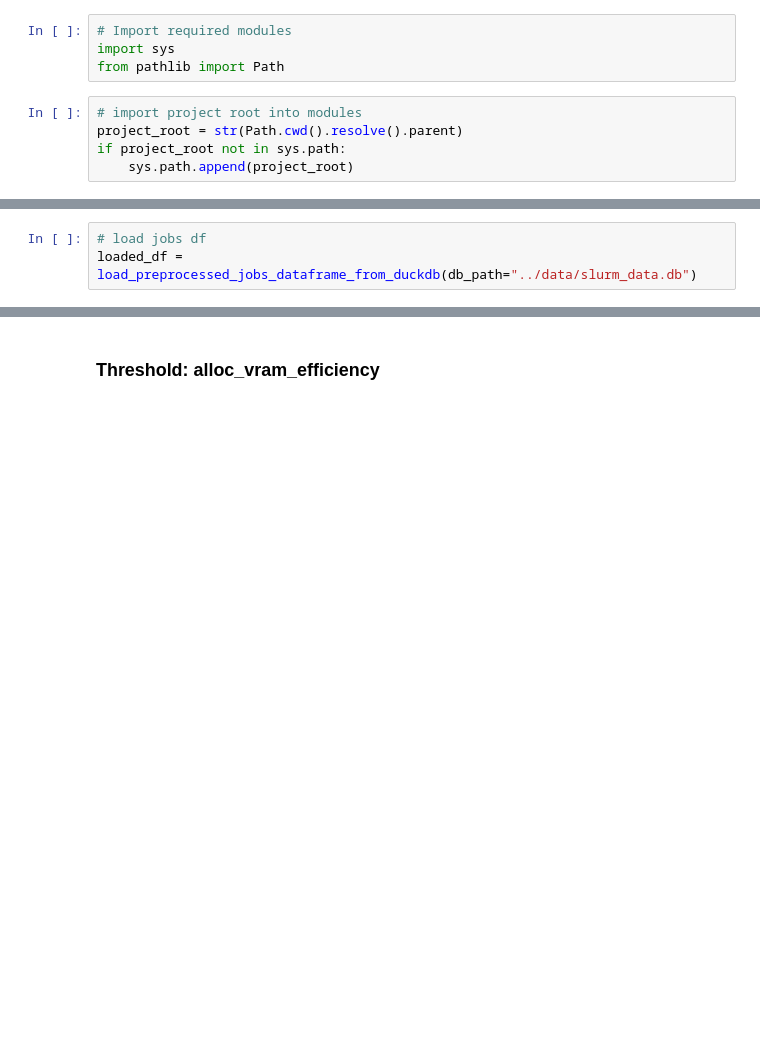
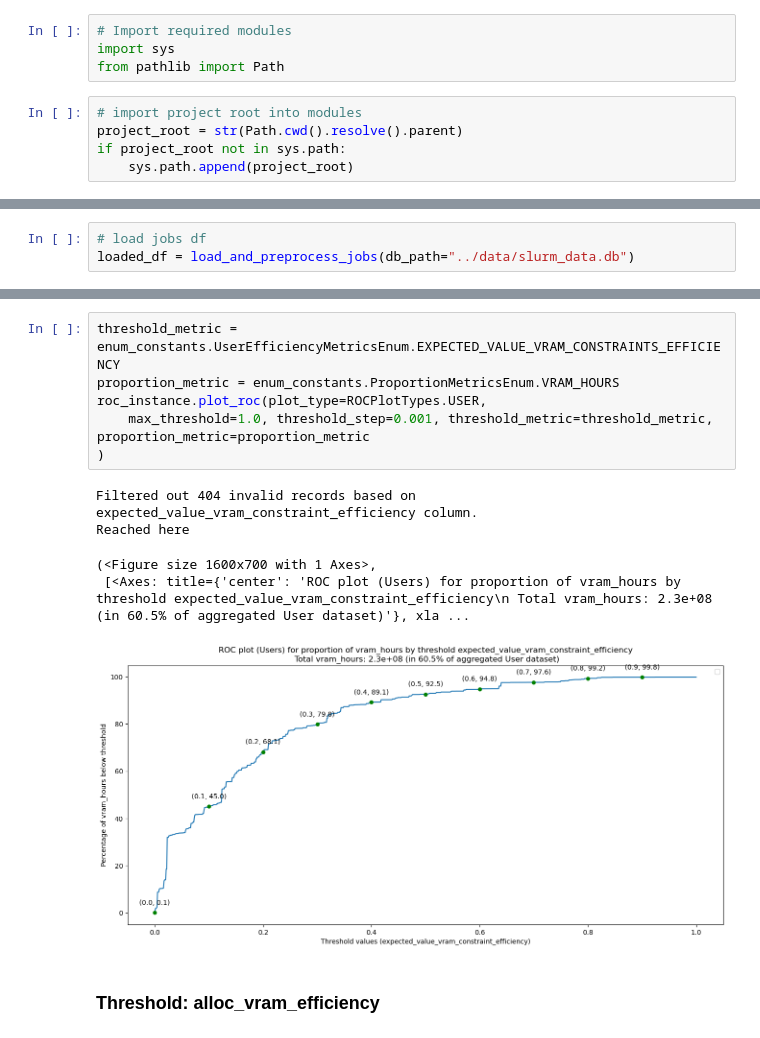
Before and after one commit to UnityHPC/ds4cg-job-analytics, a Jupyter notebook: notebooks/ROC Plot.ipynb, the cells around one changed output, grey strips where cells are left out. Saved outputs shown, nothing was run; the diff lists cells and outputs as text; blank space fills up the shorter version.

Commit message:
Add temporary code to deal with vram_hours, job_hours, jobs for User plot

```diff
--- a/notebooks/ROC Plot.ipynb
+++ b/notebooks/ROC Plot.ipynb
@@ -26,6 +23,6 @@ The autoreload extension is already loaded. To reload it, use:
 # %%
 # load jobs df
-loaded_df = load_preprocessed_jobs_dataframe_from_duckdb(db_path="../data/slurm_data.db")
+loaded_df = load_and_preprocess_jobs(db_path="../data/slurm_data.db")
 # %% [output]
 Connected to ../data/slurm_data.db
 Fetched and saved partition_info.json from remote URL.
@@ -64,3 +64,15 @@ roc_instance.calculate_all_efficiency_metrics(filtered_df)
+# %%
+threshold_metric = enum_constants.UserEfficiencyMetricsEnum.EXPECTED_VALUE_VRAM_CONSTRAINTS_EFFICIENCY
+proportion_metric = enum_constants.ProportionMetricsEnum.VRAM_HOURS
+roc_instance.plot_roc(plot_type=ROCPlotTypes.USER,
+    max_threshold=1.0, threshold_step=0.001, threshold_metric=threshold_metric, proportion_metric=proportion_metric
+)
+# %% [output]
+Filtered out 404 invalid records based on expected_value_vram_constraint_efficiency column.
+Reached here
+(<Figure size 1600x700 with 1 Axes>,
+ [<Axes: title={'center': 'ROC plot (Users) for proportion of vram_hours by threshold expected_value_vram_constraint_efficiency\n Total vram_hours: 2.3e+08 (in 60.5% of aggregated User dataset)'}, xla ...
+[figure, added]
 # %% [markdown]
 ### Threshold: alloc_vram_efficiency ###
 # %%
```
Also changed, not shown: parts of 3 cells of this notebook, 1 other file.
